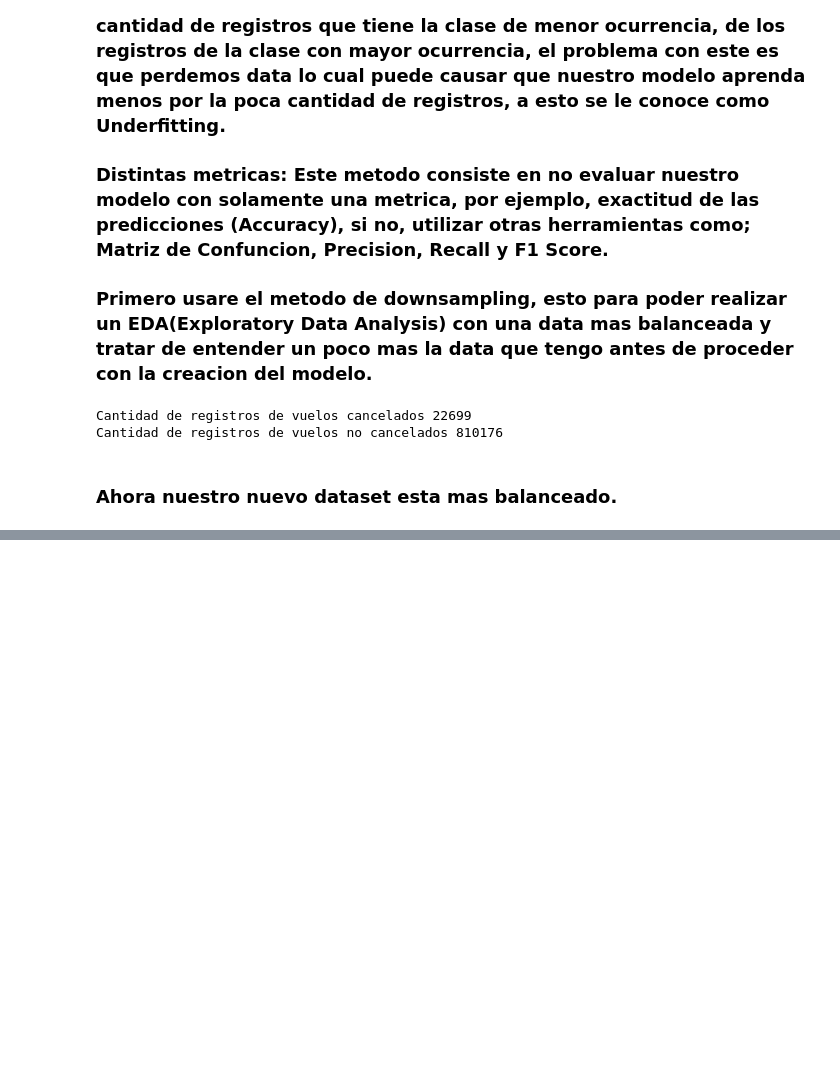
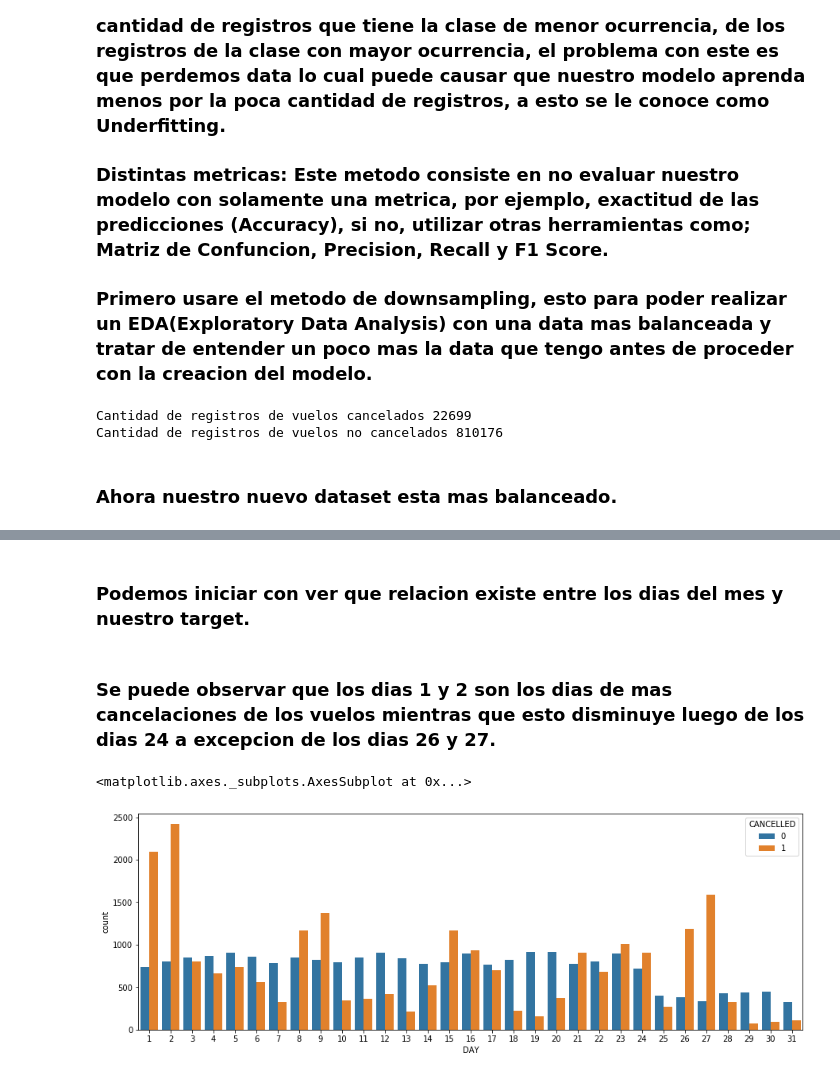
Before and after one commit to AlbertoCasadoPeguero/Flights, a Jupyter notebook: Flights.ipynb, the cells around one changed output, grey strips where cells are left out. Cells and saved outputs as stored; diff of their text form; code cells hidden in the pictures; blank space fills up the shorter version.

Commit message:
Basics EDA of the data
Realizando un analisis basico inicial de la data que tenemos para tratar de encontrar hallazgos de relevancia.

```diff
--- a/Flights.ipynb
+++ b/Flights.ipynb
@@ -128,0 +137,10 @@ sns.countplot(dataset_downsampled['CANCELLED'])
+# %% [markdown]
+### Podemos iniciar con ver que relacion existe entre los dias del mes y nuestro target.
+# %% [markdown]
+### Se puede observar que los dias 1 y 2 son los dias de mas cancelaciones de los vuelos mientras que esto disminuye  luego de los dias 24 a excepcion de los dias 26 y 27.
+# %%
+plt.figure(figsize = (15, 5))
+sns.countplot('DAY', hue = 'CANCELLED', data = dataset_downsampled)
+# %% [output]
+<matplotlib.axes._subplots.AxesSubplot at 0x...>
+[figure, added]
```
Also changed, not shown: parts of 24 cells of this notebook.
